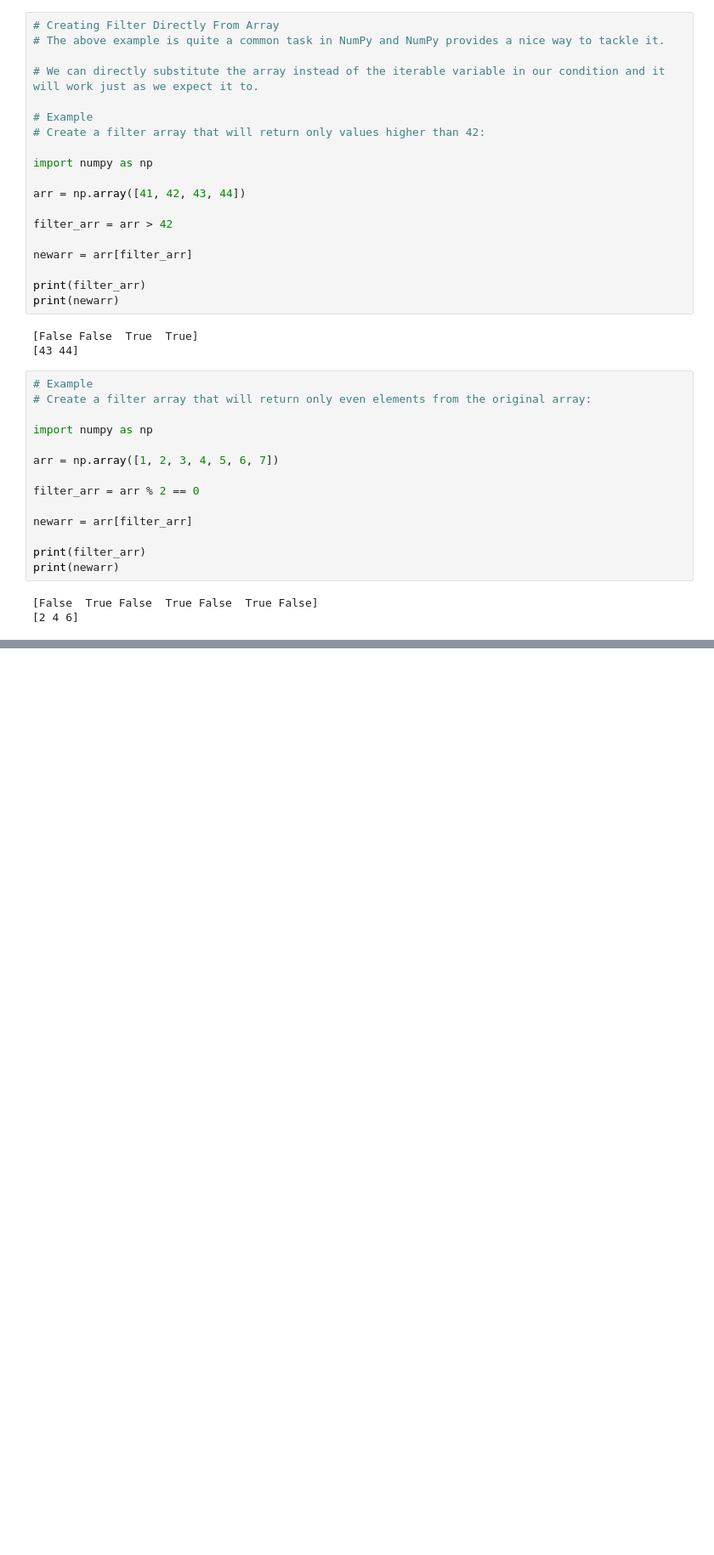
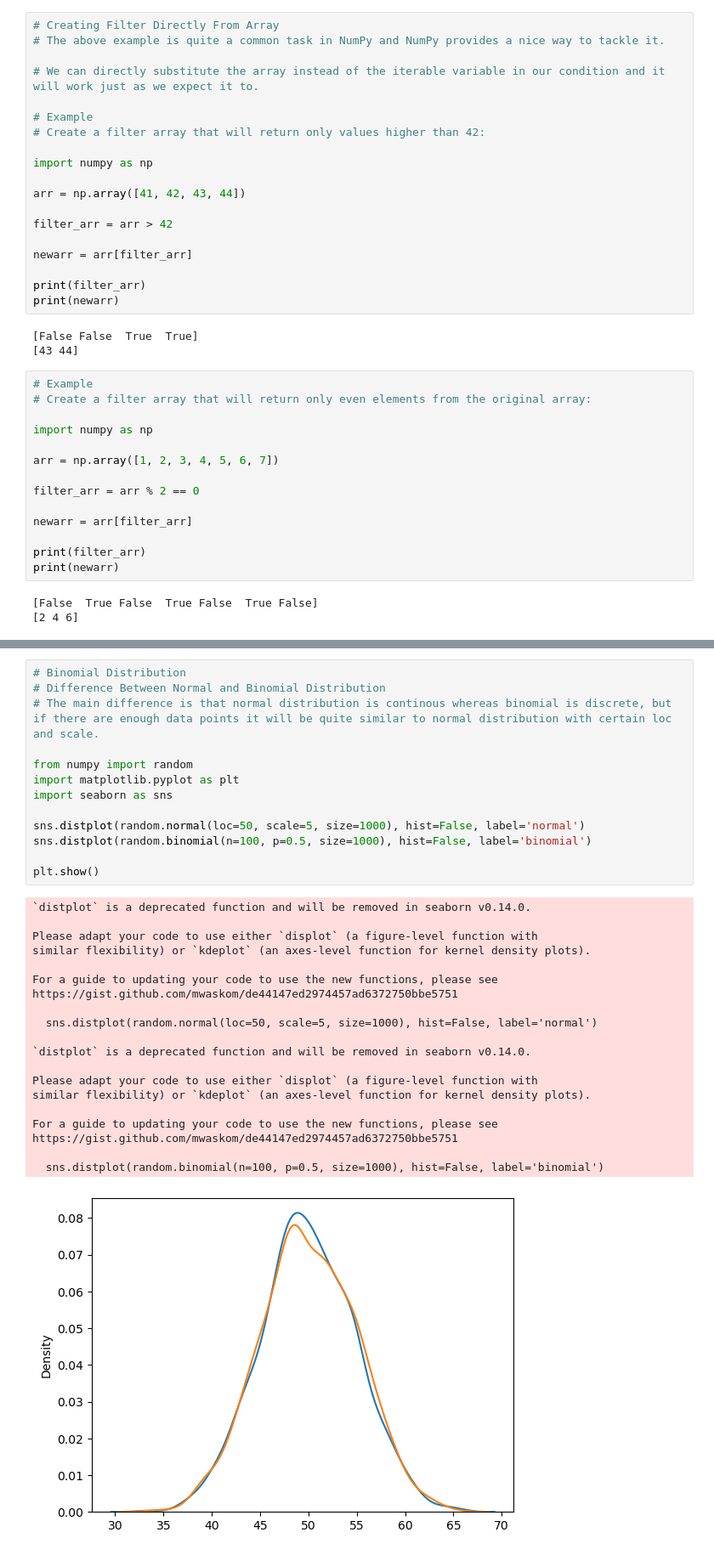
Before and after one commit to Bhaskar950/Machine_Learning_AI, a Jupyter notebook: 02-NumPy_Pandas_Matplotlib_Seaborn_Sql_Files/01-numPy/02-numPyTutorial_w3/14days_Practice/main/main.ipynb, the cells around one changed output, grey strips where cells are left out. Shown: that part at 85% size. Cells and saved outputs as stored; diff of their text form; blank space fills up the shorter version.

```diff
--- a/02-NumPy_Pandas_Matplotlib_Seaborn_Sql_Files/01-numPy/02-numPyTutorial_w3/14days_Practice/main/main.ipynb
+++ b/02-NumPy_Pandas_Matplotlib_Seaborn_Sql_Files/01-numPy/02-numPyTutorial_w3/14days_Practice/main/main.ipynb
@@ -1059,0 +1257,34 @@ print(newarr)
+# %%
+# Binomial Distribution
+# Difference Between Normal and Binomial Distribution
+# The main difference is that normal distribution is continous whereas binomial is discrete, but if there are enough data points it will be quite similar to normal distribution with certain loc and scale.
+
+from numpy import random
+import matplotlib.pyplot as plt
+import seaborn as sns
+
+sns.distplot(random.normal(loc=50, scale=5, size=1000), hist=False, label='normal')
+sns.distplot(random.binomial(n=100, p=0.5, size=1000), hist=False, label='binomial')
+
+plt.show()
+# %% [output]
+`distplot` is a deprecated function and will be removed in seaborn v0.14.0.
+
+Please adapt your code to use either `displot` (a figure-level function with
+similar flexibility) or `kdeplot` (an axes-level function for kernel density plots).
+
+For a guide to updating your code to use the new functions, please see
+https://gist.github.com/mwaskom/de44147ed2974457ad6372750bbe5751
+
+  sns.distplot(random.normal(loc=50, scale=5, size=1000), hist=False, label='normal')
+
+`distplot` is a deprecated function and will be removed in seaborn v0.14.0.
+
+Please adapt your code to use either `displot` (a figure-level function with
+similar flexibility) or `kdeplot` (an axes-level function for kernel density plots).
+
+For a guide to updating your code to use the new functions, please see
+https://gist.github.com/mwaskom/de44147ed2974457ad6372750bbe5751
+
+  sns.distplot(random.binomial(n=100, p=0.5, size=1000), hist=False, label='binomial')
+[figure, added]
```
Also changed, not shown: parts of 13 cells of this notebook.
